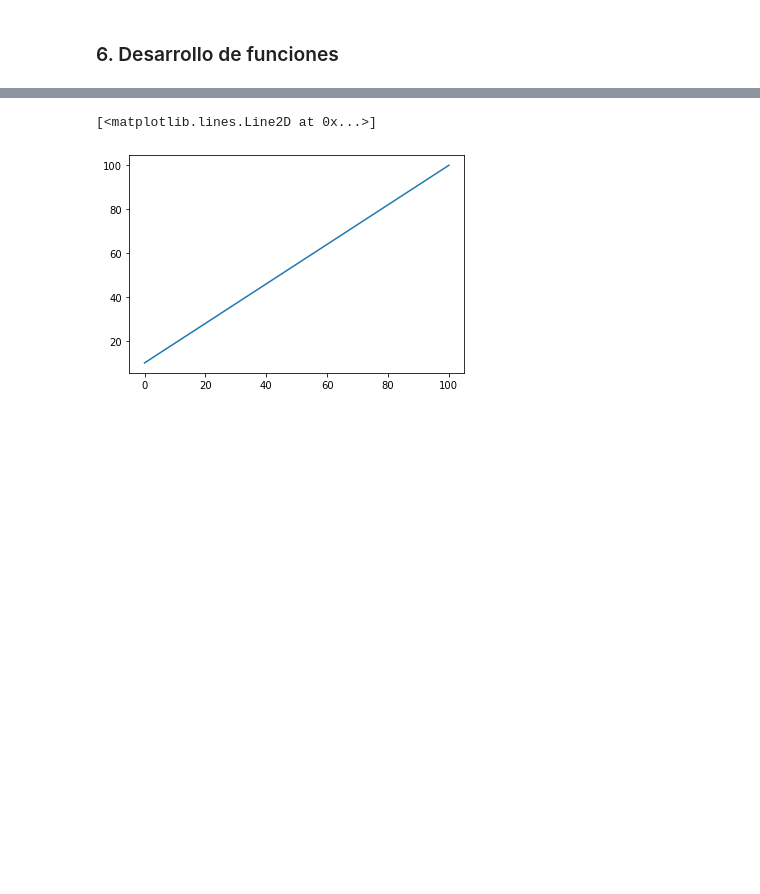
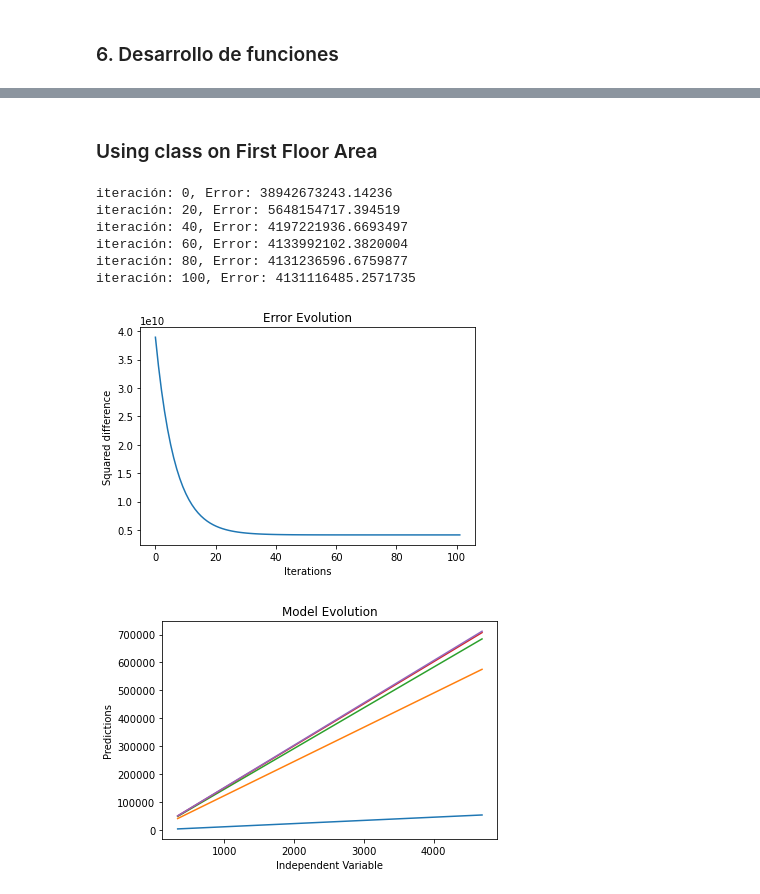
Before and after one commit to meuca/DS_Python, a Jupyter notebook: ProyectoPython/ProyectoFinal.ipynb, the cells around one changed output, grey strips where cells are left out. Drawn from its saved outputs; the diff is of its cells as text; code cells hidden in the pictures; blank space fills up the shorter version.

```diff
--- a/ProyectoPython/ProyectoFinal.ipynb
+++ b/ProyectoPython/ProyectoFinal.ipynb
@@ -221,5 +215,15 @@ iteración: 700, Error: 110.40379962385335
-# %%
-plt.plot(np.array([0, 100]), np.array([10, 100]))
-# %% [output]
-[<matplotlib.lines.Line2D at 0x...>]
-[figure, removed]
+# %% [markdown]
+### Using class on First Floor Area
+# %%
+FirstFloorModels, FirstFloorErrors = myGradeDescend.calculateModels(trainingData['1stFlrSF'], trainingData['SalePrice'], 100, 20, 0.00000005)
+myGradeDescend.graphErrorEvolution(FirstFloorErrors)
+myGradeDescend.graphModelEvolution(trainingData['1stFlrSF'], FirstFloorModels, 20)
+# %% [output]
+iteración: 0, Error: 38942673243.14236
+iteración: 20, Error: 5648154717.394519
+iteración: 40, Error: 4197221936.6693497
+iteración: 60, Error: 4133992102.3820004
+iteración: 80, Error: 4131236596.6759877
+iteración: 100, Error: 4131116485.2571735
+[figure, added]
+[figure, added]
```
Also changed, not shown: parts of 6 cells of this notebook.
